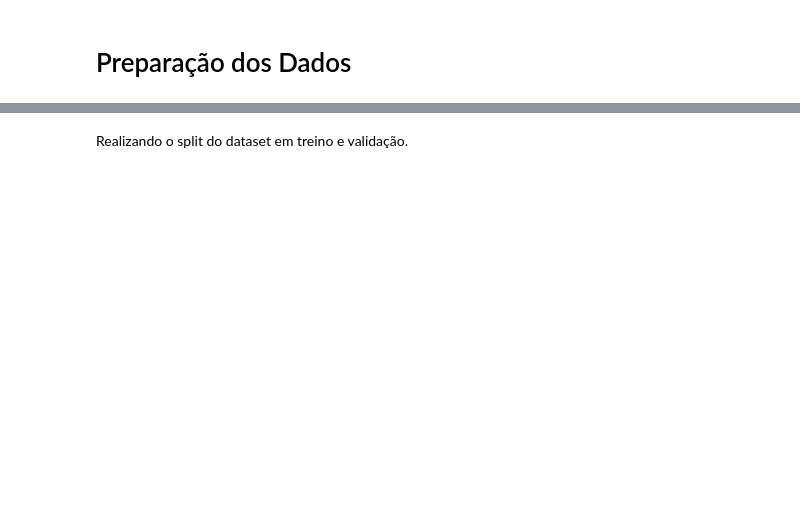
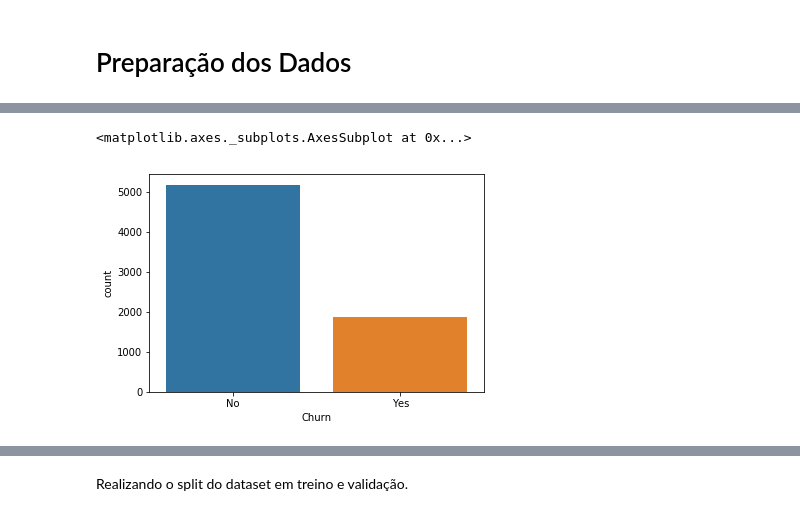
Before and after one commit to rogerdenisvieira/ClassificationModels, a Jupyter notebook: classification_models.ipynb, the cells around one changed output, grey strips where cells are left out. Cells and saved outputs as stored; diff of their text form; code cells hidden in the pictures; blank space fills up the shorter version.

```diff
--- a/classification_models.ipynb
+++ b/classification_models.ipynb
@@ -26,2 +60,2 @@ Importando o dataset de churn disponibilizado pela IBM
 # %%
-df = pd.read_csv("telco_churn.csv")
+df_raw = pd.read_csv("telco_churn.csv")
@@ -38,10 +64,8 @@ Aqui estou executando a seleção e o tratamento das features para valores aceit
 # %%
 lbl = preprocessing.LabelEncoder()
 
-for column_name in df.columns:
-    if df[column_name].dtype == object:
-        df[column_name] = lbl.fit_transform(df[column_name])
+for column_name in df_raw.columns:
+    if df_raw[column_name].dtype == object and column_name != "Churn":
+        df_raw[column_name] = lbl.fit_transform(df_raw[column_name])
     else:
         pass
-
-df.head()
@@ -55,0 +75,5 @@ df.head()
+# %%
+sb.countplot(data=df_raw, x='Churn')
+# %% [output]
+<matplotlib.axes._subplots.AxesSubplot at 0x...>
+[figure, added]
```
Also changed, not shown: parts of 39 cells of this notebook, 4 other files.
